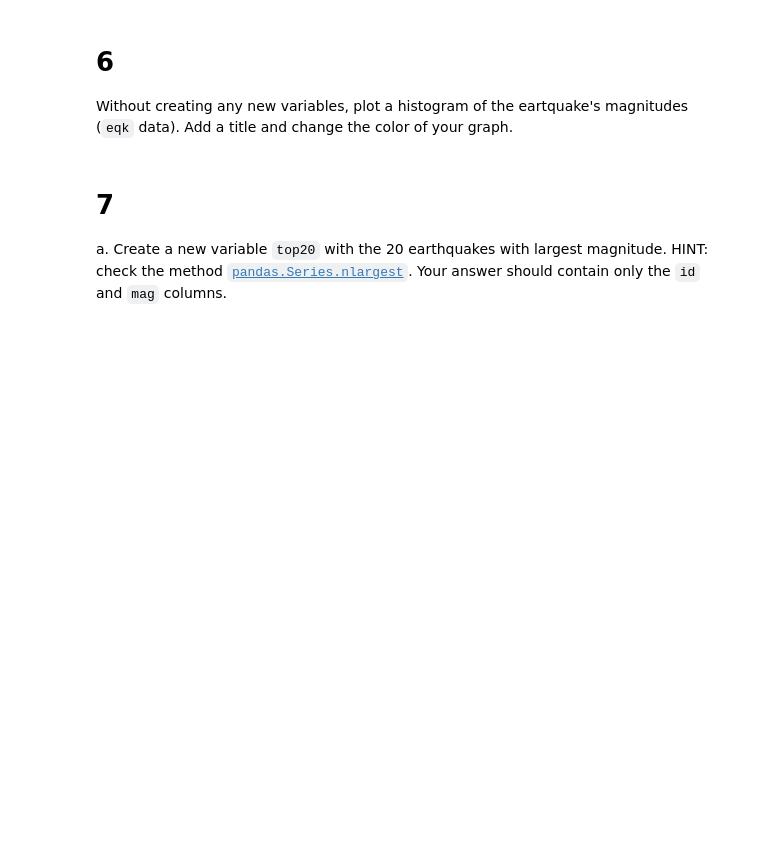
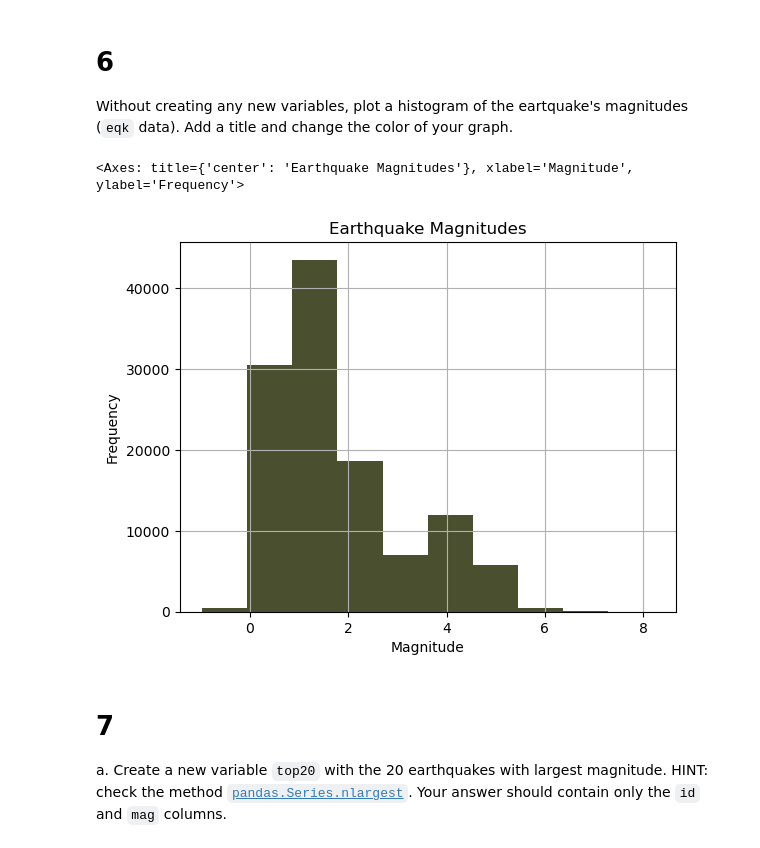
Before and after one commit to ashrcho/eds220-hwk1, a Jupyter notebook: task3/hwk1-task3-earthquakes.ipynb, the cells around one changed output. Drawn from its saved outputs; the diff is of its cells as text; code cells hidden in the pictures; blank space fills up the shorter version.

```diff
--- a/task3/hwk1-task3-earthquakes.ipynb
+++ b/task3/hwk1-task3-earthquakes.ipynb
@@ -135,3 +133,5 @@ eqk = ...
+# %%
+eqk = raw_eqk[raw_eqk['type'] == 'earthquake'].set_index('id')
 # %%
 # View the dataframe
 eqk
@@ -161,6 +191,15 @@ grader.check("q5")
 
 # 6
 Without creating any new variables, plot a histogram of the eartquake's magnitudes (`eqk` data). Add a title and change the color of your graph.
+# %%
+eqk['mag'].plot(kind = 'hist',
+               title = 'Earthquake Magnitudes',
+               xlabel = 'Magnitude',
+               grid=True,
+               color = '#4a4f2f')
+# %% [output]
+<Axes: title={'center': 'Earthquake Magnitudes'}, xlabel='Magnitude', ylabel='Frequency'>
+[figure, added]
 # %% [markdown]
 <!-- END QUESTION -->
 
```
Also changed, not shown: parts of 10 cells of this notebook.
